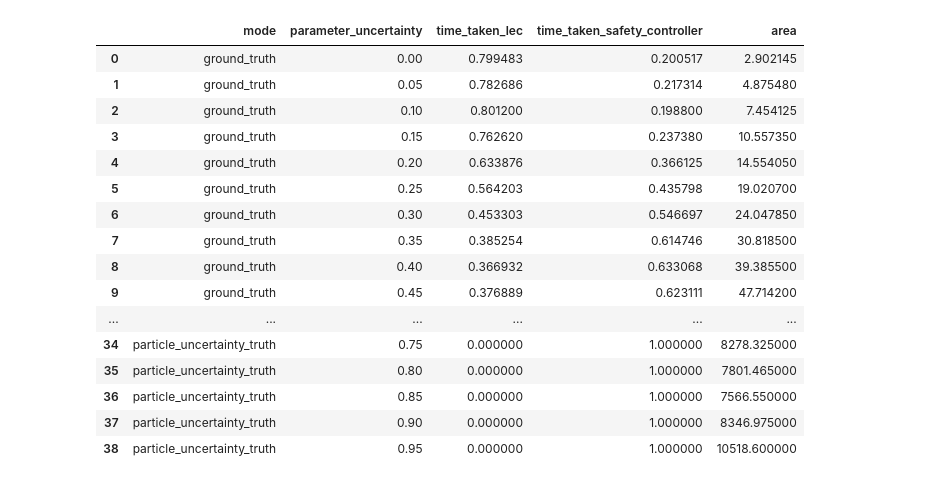
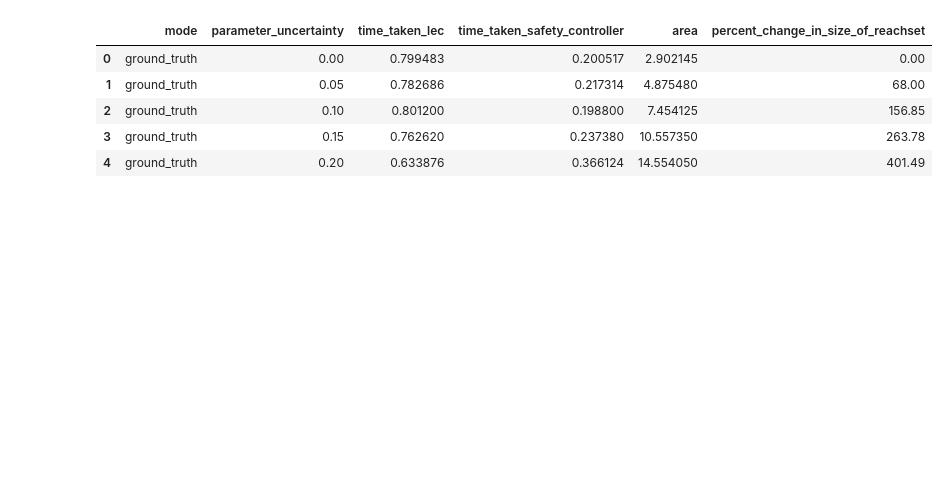
Before and after one commit to pmusau17/Platooning-F1Tenth, a Jupyter notebook: src/rtreach/logs/uncertainty_experiments/UncertaintyExperiments.ipynb, the cells around one changed output. Drawn from its saved outputs; the diff is of its cells as text; code cells hidden in the pictures; blank space fills up the shorter version.

```diff
--- a/src/rtreach/logs/uncertainty_experiments/UncertaintyExperiments.ipynb
+++ b/src/rtreach/logs/uncertainty_experiments/UncertaintyExperiments.ipynb
@@ -79,20 +62,9 @@ median_gt
-# %%
-median_res
-# %% [output]
-|  | mode | parameter_uncertainty | time_taken_lec | time_taken_safety_controller | area |
-| 0 | ground_truth | 0.00 | 0.799483 | 0.200517 | 2.902145 |
-| 1 | ground_truth | 0.05 | 0.782686 | 0.217314 | 4.875480 |
-| 2 | ground_truth | 0.10 | 0.801200 | 0.198800 | 7.454125 |
-| 3 | ground_truth | 0.15 | 0.762620 | 0.237380 | 10.557350 |
-| 4 | ground_truth | 0.20 | 0.633876 | 0.366125 | 14.554050 |
-| 5 | ground_truth | 0.25 | 0.564203 | 0.435798 | 19.020700 |
-| 6 | ground_truth | 0.30 | 0.453303 | 0.546697 | 24.047850 |
-| 7 | ground_truth | 0.35 | 0.385254 | 0.614746 | 30.818500 |
-| 8 | ground_truth | 0.40 | 0.366932 | 0.633068 | 39.385500 |
-| 9 | ground_truth | 0.45 | 0.376889 | 0.623111 | 47.714200 |
-| ... | ... | ... | ... | ... | ... |
-| 34 | particle_uncertainty_truth | 0.75 | 0.000000 | 1.000000 | 8278.325000 |
-| 35 | particle_uncertainty_truth | 0.80 | 0.000000 | 1.000000 | 7801.465000 |
-| 36 | particle_uncertainty_truth | 0.85 | 0.000000 | 1.000000 | 7566.550000 |
-| 37 | particle_uncertainty_truth | 0.90 | 0.000000 | 1.000000 | 8346.975000 |
-| 38 | particle_uncertainty_truth | 0.95 | 0.000000 | 1.000000 | 10518.600000 |
+# %%
+median_gt.head(5)
+# %% [output]
+|  | mode | parameter_uncertainty | time_taken_lec | time_taken_safety_controller | area | percent_change_in_size_of_reachset |
+| 0 | ground_truth | 0.00 | 0.799483 | 0.200517 | 2.902145 | 0.00 |
+| 1 | ground_truth | 0.05 | 0.782686 | 0.217314 | 4.875480 | 68.00 |
+| 2 | ground_truth | 0.10 | 0.801200 | 0.198800 | 7.454125 | 156.85 |
+| 3 | ground_truth | 0.15 | 0.762620 | 0.237380 | 10.557350 | 263.78 |
+| 4 | ground_truth | 0.20 | 0.633876 | 0.366124 | 14.554050 | 401.49 |
```
Also changed, not shown: parts of 13 cells of this notebook.
